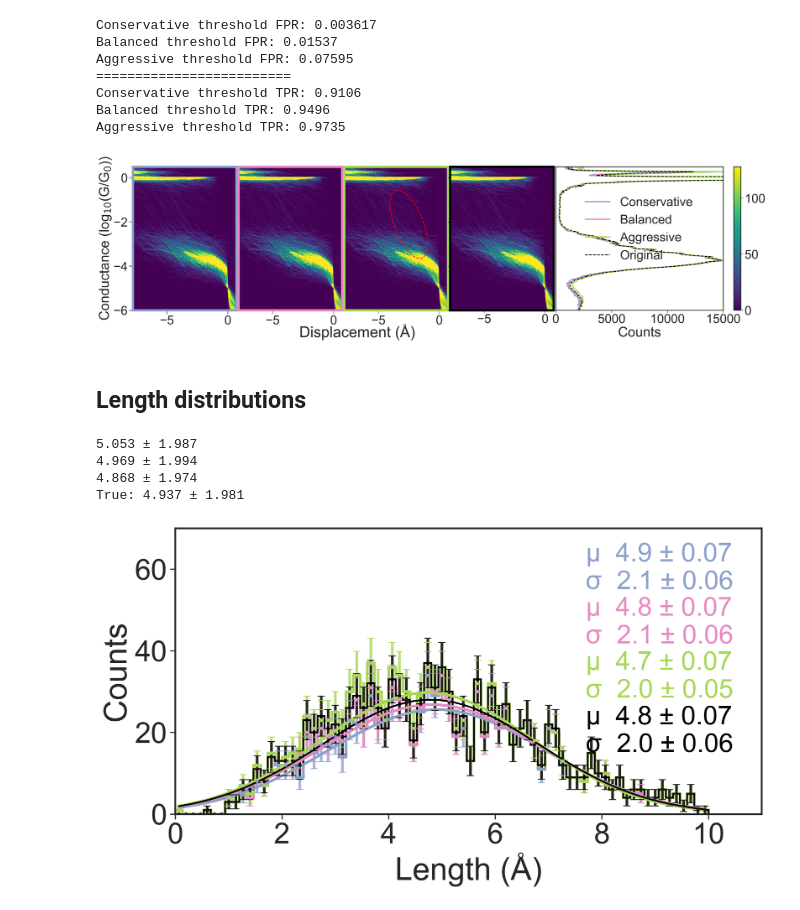
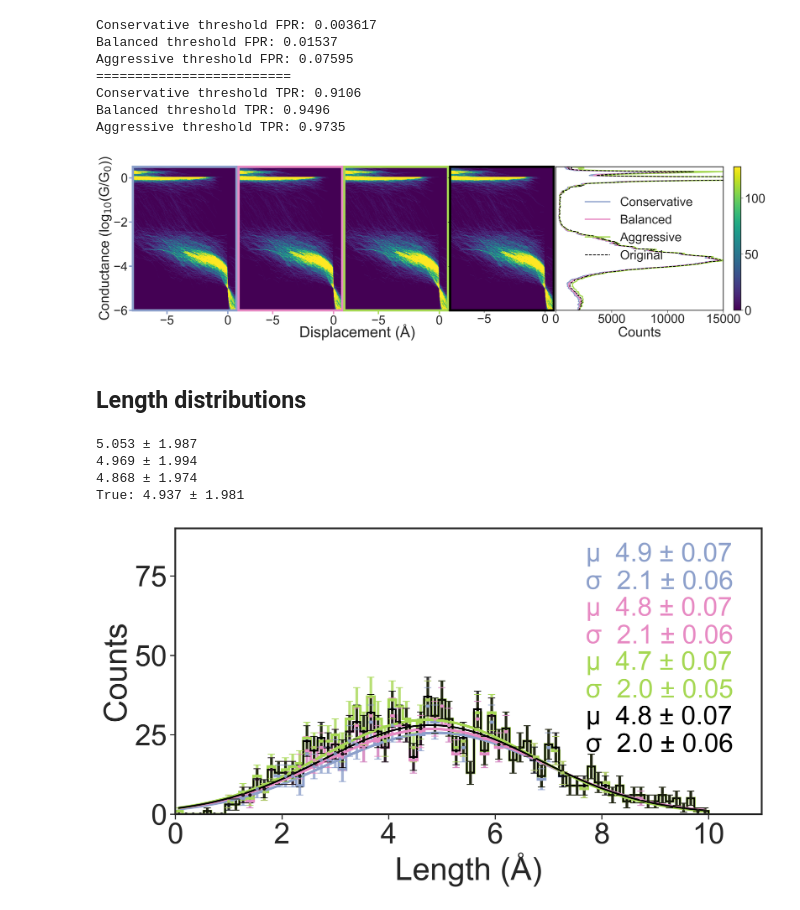
Before and after one commit to chem-william/TOM_paper, a Jupyter notebook: ROC_AUC_optimal.ipynb, the cells around one changed output. Saved outputs shown, nothing was run; the diff lists cells and outputs as text; code cells hidden in the pictures.

```diff
--- a/ROC_AUC_optimal.ipynb
+++ b/ROC_AUC_optimal.ipynb
@@ -317,13 +316,13 @@ axbig.axes.get_yaxis().set_visible(False)
 axes[0].set_ylabel(r"Conductance (log$_{10}$(G/G$_0$))")
 fig.text(0.4, 0.01, "Displacement (Å)", ha="center", va="center")
 
-from matplotlib import patches
-ellipsis = patches.Ellipse((-2.5, -2.1), width=2, height=3.9, angle=45, linewidth=2, linestyle="--", edgecolor="r", facecolor="none")
-axes[2].add_patch(ellipsis)
+# from matplotlib import patches
+# ellipsis = patches.Ellipse((-2.5, -2.1), width=2, height=3.9, angle=45, linewidth=2, linestyle="--", edgecolor="r", facecolor="none")
+# axes[2].add_patch(ellipsis)
 
 plt.show()
 # %% [output]
-[figure, old version]
+[figure, new version]
 # %% [markdown]
 ## Length distributions
 # %%
@@ -391,32 +390,33 @@ binedges = (binedges[1:] + binedges[:-1])/2
 ax.errorbar(binedges, count, yerr=np.sqrt(count), c="k", fmt=".", capsize=4, alpha=0.8)
 sy = np.sqrt(count)
 chi2reg = Chi2Regression(fit_gauss, binedges[count>0], count[count>0], sy[count>0])
 minuit_cs = Minuit(chi2reg, pedantic=False, print_level=0, mu=np.mean(lengths), sigma=np.std(lengths, ddof=1), N_sig=100)
 minuit_cs.migrad()
 fit_mu, fit_sigma, fit_N_sig = minuit_cs.args
 
 ax.plot(binedges, fit_gauss(binedges, fit_mu, fit_sigma, fit_N_sig), c="k", linewidth=2)
 print(f"True: {np.mean(lengths):.4} ± {np.std(lengths, ddof=1):.4}")
 
 Ndof_cs = len(count[count>0]) - len(minuit_cs.args)
 d = {
     "µ": f"{minuit_cs.values['mu']:.2} ± {minuit_cs.errors['mu']:.1}",
     "σ": f"{minuit_cs.values['sigma']:.2} ± {minuit_cs.errors['sigma']:.1}",
     # "Prob": f"{stats.chi2.sf(minuit_cs.fval, Ndof_cs):.4}",
 }
 nice_string = nice_string_output(d, 2)
 ax.text(
     0.7, 0.95 - (idx + 1)*0.19, nice_string, transform=ax.transAxes, fontsize=30, color="k", verticalalignment='top'
 )
 
-ax.set_ylim(0, 70)
+ax.set_ylim(0, 90)
 ax.set_xlim(0, 11)
 ax.set_ylabel("Counts")
 ax.set_xlabel("Length (Å)")
+
 plt.show()
 # %% [output]
 5.053 ± 1.987
 4.969 ± 1.994
 4.868 ± 1.974
 True: 4.937 ± 1.981
-[figure, old version]
+[figure, new version]
```
Also changed, not shown: parts of 1 cell of this notebook.
